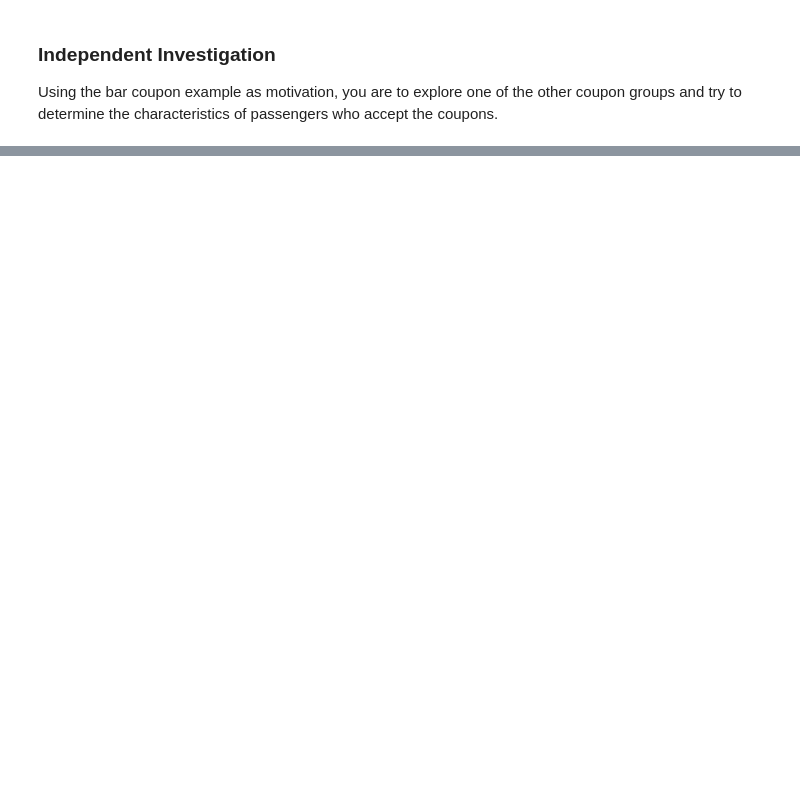
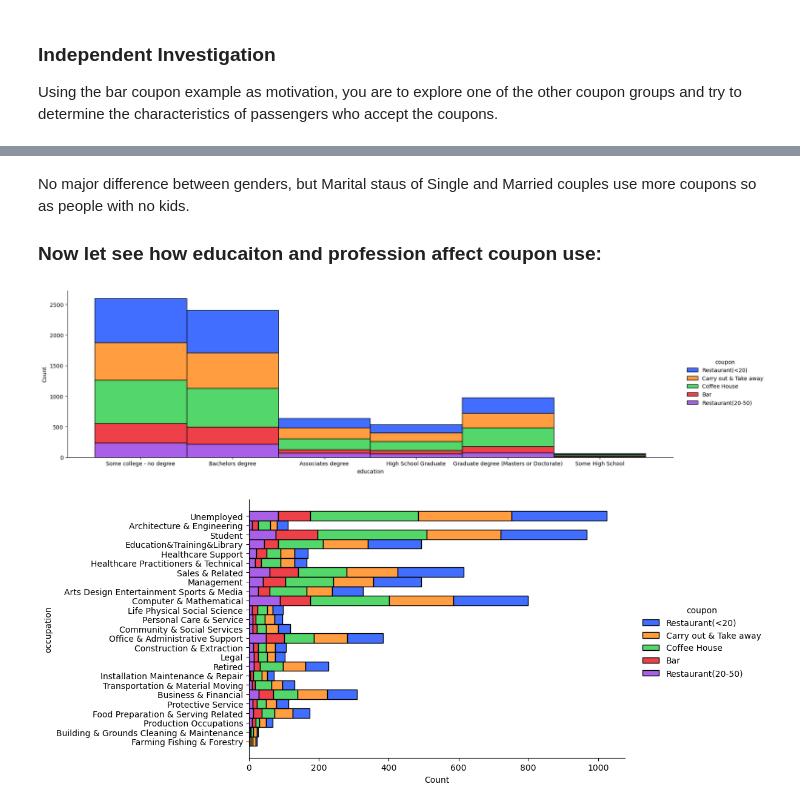
Before and after one commit to MRiDeb/Coupon, a Jupyter notebook: prompt.ipynb, the cells around one changed output, grey strips where cells are left out. Saved outputs shown, nothing was run; the diff lists cells and outputs as text; code cells hidden in the pictures; blank space fills up the shorter version.

```diff
--- a/prompt.ipynb
+++ b/prompt.ipynb
@@ -208,0 +318,12 @@ Using the bar coupon example as motivation, you are to explore one of the other
+# %% [markdown]
+No major difference between genders, but Marital staus of Single and Married couples use more coupons so as people with no kids.
+
+### Now let see how educaiton and profession affect coupon use:
+# %%
+sns.displot(data.query('Y==1'), x='education', hue = 'coupon', palette="bright", height=5, aspect=10/3, multiple="stack")
+plt.savefig("images/Byeducation.png")
+sns.displot(data.query('Y==1'), y='occupation', hue = 'coupon', palette="bright", height=5, aspect=10/5, multiple="stack")
+plt.savefig("images/Byoccupation.png")
+# %% [output]
+[figure, added]
+[figure, added]
```
Also changed, not shown: parts of 23 cells of this notebook, 16 other files.
